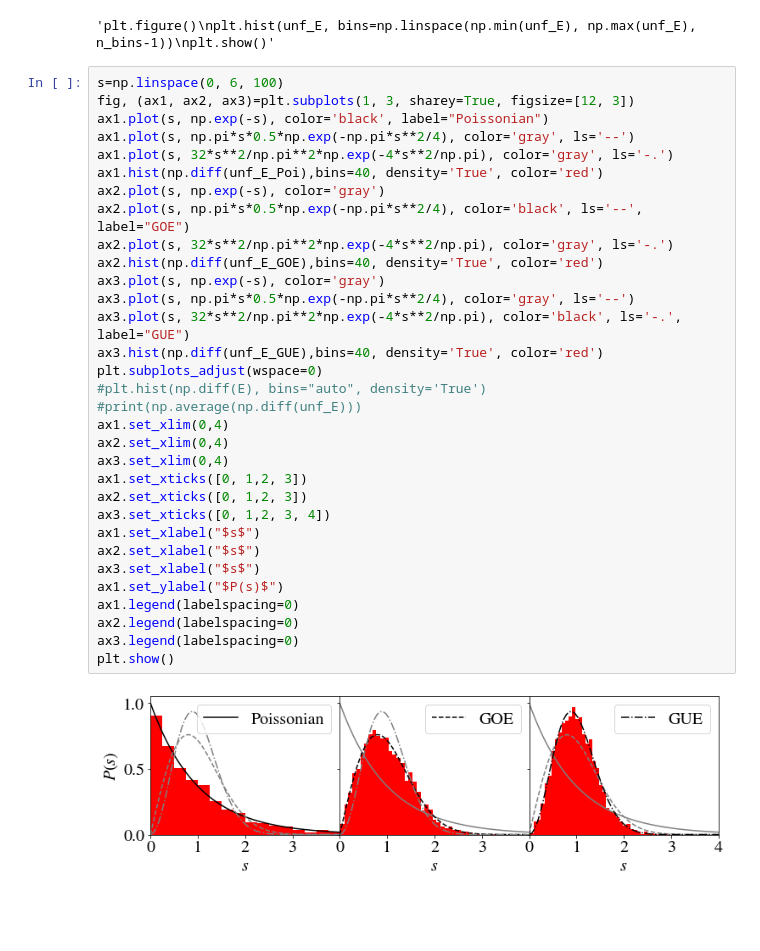
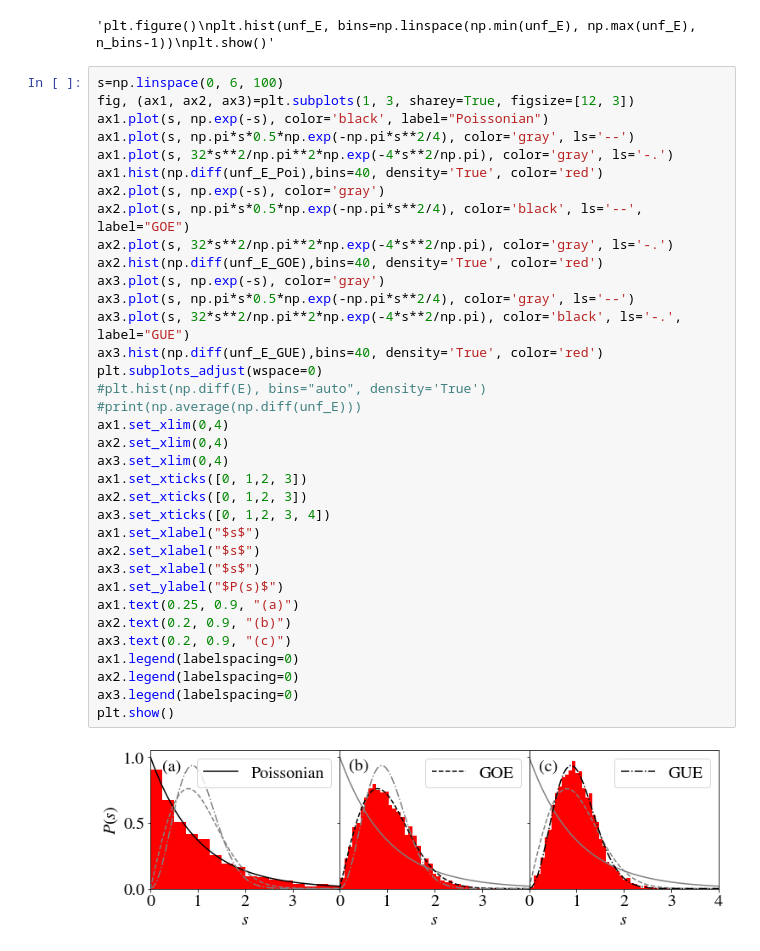
Before and after one commit to fame64/QChaosQSpeedLimits, a Jupyter notebook: NumericalStudy/RandomMatrixTheory/RMT_LevelSpacings.ipynb, the cells around one changed output. Drawn from its saved outputs; the diff is of its cells as text; blank space fills up the shorter version.

```diff
--- a/NumericalStudy/RandomMatrixTheory/RMT_LevelSpacings.ipynb
+++ b/NumericalStudy/RandomMatrixTheory/RMT_LevelSpacings.ipynb
@@ -92,31 +92,34 @@ fig, (ax1, ax2, ax3)=plt.subplots(1, 3, sharey=True, figsize=[12, 3])
 ax1.plot(s, np.exp(-s), color='black', label="Poissonian")
 ax1.plot(s, np.pi*s*0.5*np.exp(-np.pi*s**2/4), color='gray', ls='--')
 ax1.plot(s, 32*s**2/np.pi**2*np.exp(-4*s**2/np.pi), color='gray', ls='-.')
 ax1.hist(np.diff(unf_E_Poi),bins=40, density='True', color='red')
 ax2.plot(s, np.exp(-s), color='gray')
 ax2.plot(s, np.pi*s*0.5*np.exp(-np.pi*s**2/4), color='black', ls='--', label="GOE")
 ax2.plot(s, 32*s**2/np.pi**2*np.exp(-4*s**2/np.pi), color='gray', ls='-.')
 ax2.hist(np.diff(unf_E_GOE),bins=40, density='True', color='red')
 ax3.plot(s, np.exp(-s), color='gray')
 ax3.plot(s, np.pi*s*0.5*np.exp(-np.pi*s**2/4), color='gray', ls='--')
 ax3.plot(s, 32*s**2/np.pi**2*np.exp(-4*s**2/np.pi), color='black', ls='-.', label="GUE")
 ax3.hist(np.diff(unf_E_GUE),bins=40, density='True', color='red')
 plt.subplots_adjust(wspace=0)
 #plt.hist(np.diff(E), bins="auto", density='True')
 #print(np.average(np.diff(unf_E)))
 ax1.set_xlim(0,4)
 ax2.set_xlim(0,4)
 ax3.set_xlim(0,4)
 ax1.set_xticks([0, 1,2, 3])
 ax2.set_xticks([0, 1,2, 3])
 ax3.set_xticks([0, 1,2, 3, 4])
 ax1.set_xlabel("$s$")
 ax2.set_xlabel("$s$")
 ax3.set_xlabel("$s$")
 ax1.set_ylabel("$P(s)$")
+ax1.text(0.25, 0.9, "(a)")
+ax2.text(0.2, 0.9, "(b)")
+ax3.text(0.2, 0.9, "(c)")
 ax1.legend(labelspacing=0)
 ax2.legend(labelspacing=0)
 ax3.legend(labelspacing=0)
 plt.show()
 # %% [output]
-[figure, old version]
+[figure, new version]
```
